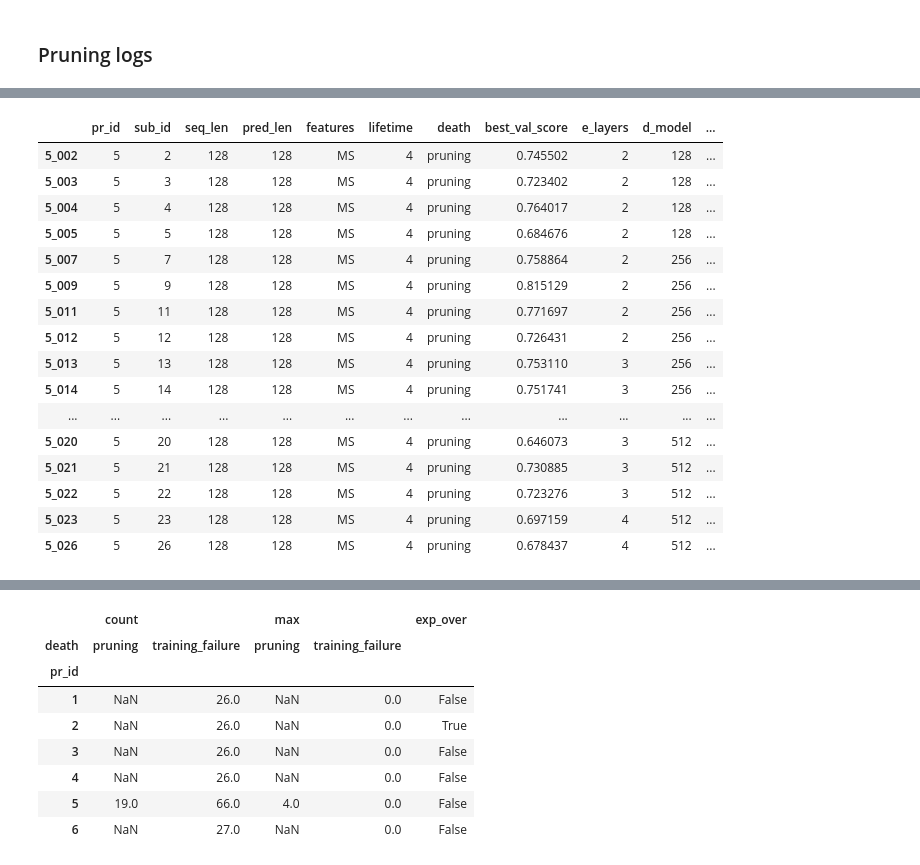
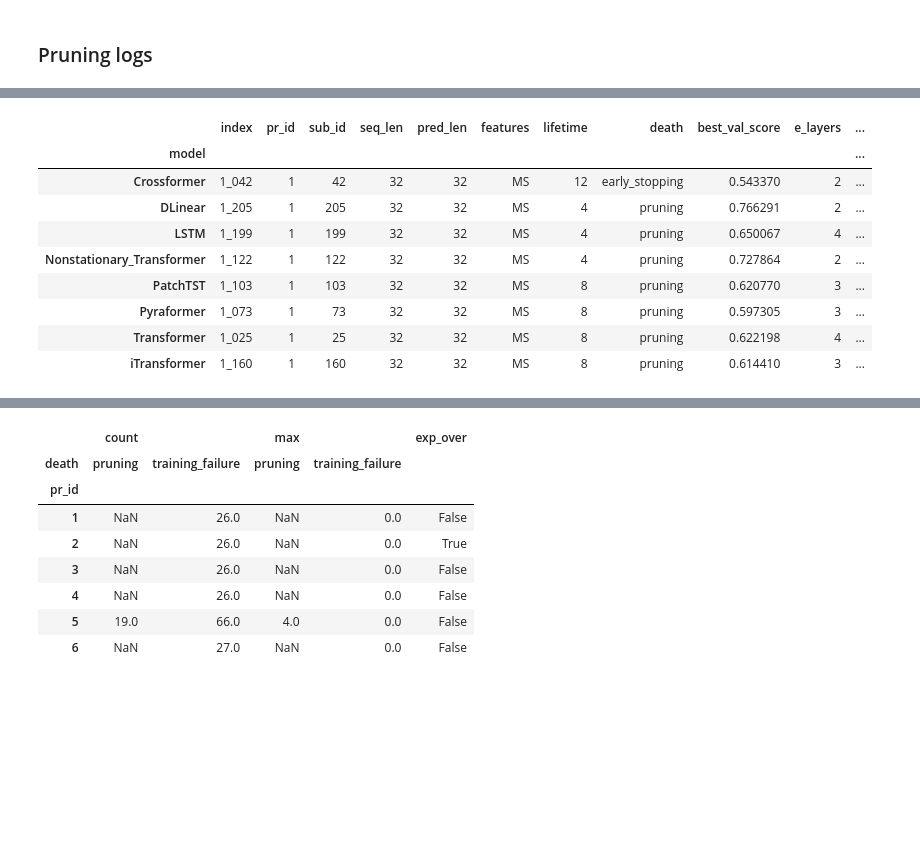
Before and after one commit to arnaud-odet/Time-Series-Library, a Jupyter notebook: results.ipynb, the cells around one changed output, grey strips where cells are left out. Saved outputs shown, nothing was run; the diff lists cells and outputs as text; code cells hidden in the pictures; blank space fills up the shorter version.

```diff
--- a/results.ipynb
+++ b/results.ipynb
@@ -51,20 +89,15 @@ pr_ldf
-# %%
-pr_ldf[pr_ldf['death']=='pruning']
-# %% [output]
-|  | pr_id | sub_id | seq_len | pred_len | features | lifetime | death | best_val_score | e_layers | d_model | ... |
-| 5_002 | 5 | 2 | 128 | 128 | MS | 4 | pruning | 0.745502 | 2 | 128 | ... |
-| 5_003 | 5 | 3 | 128 | 128 | MS | 4 | pruning | 0.723402 | 2 | 128 | ... |
-| 5_004 | 5 | 4 | 128 | 128 | MS | 4 | pruning | 0.764017 | 2 | 128 | ... |
-| 5_005 | 5 | 5 | 128 | 128 | MS | 4 | pruning | 0.684676 | 2 | 128 | ... |
-| 5_007 | 5 | 7 | 128 | 128 | MS | 4 | pruning | 0.758864 | 2 | 256 | ... |
-| 5_009 | 5 | 9 | 128 | 128 | MS | 4 | pruning | 0.815129 | 2 | 256 | ... |
-| 5_011 | 5 | 11 | 128 | 128 | MS | 4 | pruning | 0.771697 | 2 | 256 | ... |
-| 5_012 | 5 | 12 | 128 | 128 | MS | 4 | pruning | 0.726431 | 2 | 256 | ... |
-| 5_013 | 5 | 13 | 128 | 128 | MS | 4 | pruning | 0.753110 | 3 | 256 | ... |
-| 5_014 | 5 | 14 | 128 | 128 | MS | 4 | pruning | 0.751741 | 3 | 256 | ... |
-| ... | ... | ... | ... | ... | ... | ... | ... | ... | ... | ... | ... |
-| 5_020 | 5 | 20 | 128 | 128 | MS | 4 | pruning | 0.646073 | 3 | 512 | ... |
-| 5_021 | 5 | 21 | 128 | 128 | MS | 4 | pruning | 0.730885 | 3 | 512 | ... |
-| 5_022 | 5 | 22 | 128 | 128 | MS | 4 | pruning | 0.723276 | 3 | 512 | ... |
-| 5_023 | 5 | 23 | 128 | 128 | MS | 4 | pruning | 0.697159 | 4 | 512 | ... |
-| 5_026 | 5 | 26 | 128 | 128 | MS | 4 | pruning | 0.678437 | 4 | 512 | ... |
+# %%
+pr_id = 1
+best_ids = pr_ldf[pr_ldf['pr_id'] == pr_id].reset_index().sort_values('best_val_score').groupby('model').first()
+best_ids
+# %% [output]
+|  | index | pr_id | sub_id | seq_len | pred_len | features | lifetime | death | best_val_score | e_layers | ... |
+| model |  |  |  |  |  |  |  |  |  |  | ... |
+| Crossformer | 1_042 | 1 | 42 | 32 | 32 | MS | 12 | early_stopping | 0.543370 | 2 | ... |
+| DLinear | 1_205 | 1 | 205 | 32 | 32 | MS | 4 | pruning | 0.766291 | 2 | ... |
+| LSTM | 1_199 | 1 | 199 | 32 | 32 | MS | 4 | pruning | 0.650067 | 4 | ... |
+| Nonstationary_Transformer | 1_122 | 1 | 122 | 32 | 32 | MS | 4 | pruning | 0.727864 | 2 | ... |
+| PatchTST | 1_103 | 1 | 103 | 32 | 32 | MS | 8 | pruning | 0.620770 | 3 | ... |
+| Pyraformer | 1_073 | 1 | 73 | 32 | 32 | MS | 8 | pruning | 0.597305 | 3 | ... |
+| Transformer | 1_025 | 1 | 25 | 32 | 32 | MS | 8 | pruning | 0.622198 | 4 | ... |
+| iTransformer | 1_160 | 1 | 160 | 32 | 32 | MS | 8 | pruning | 0.614410 | 3 | ... |
```
Also changed, not shown: parts of 12 cells of this notebook, 3 other files.
